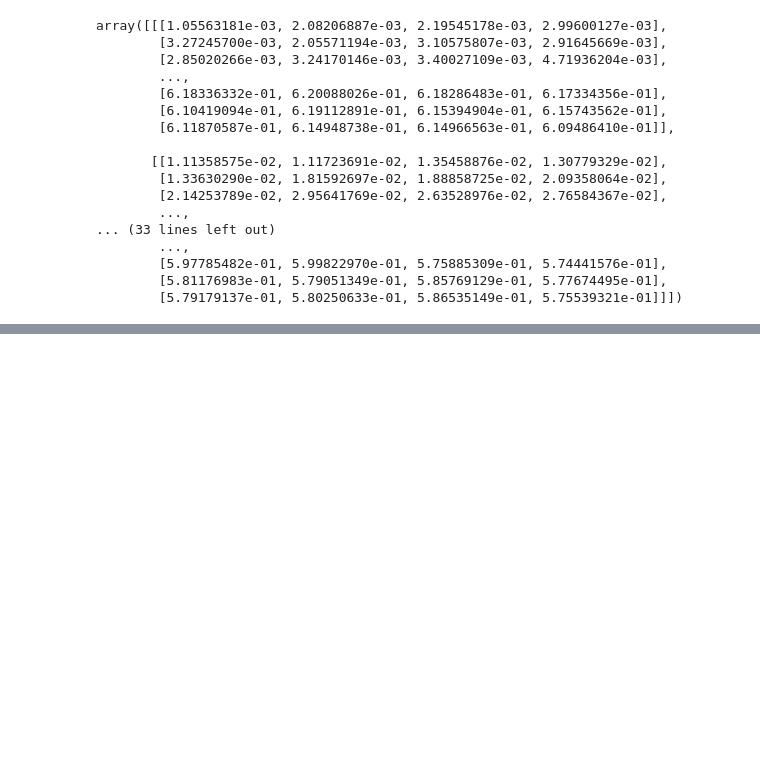
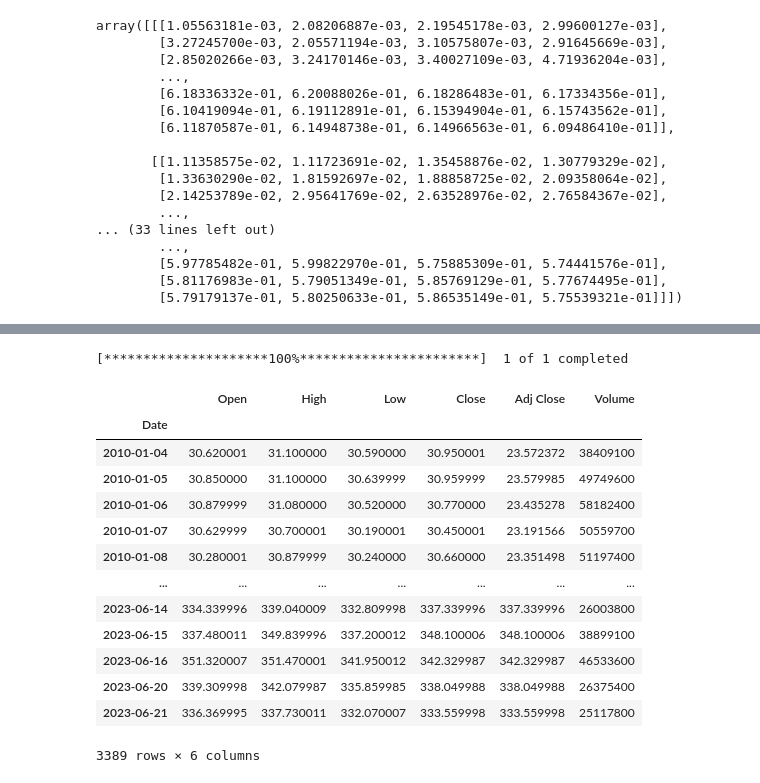
Before and after one commit to udaykirankavaturu/lstm-stock-price-predictor, a Jupyter notebook: lstm-stock-price-predictor.ipynb, the cells around one changed output, grey strips where cells are left out. Cells and saved outputs as stored; diff of their text form; code cells hidden in the pictures; blank space fills up the shorter version.

```diff
--- a/lstm-stock-price-predictor.ipynb
+++ b/lstm-stock-price-predictor.ipynb
@@ -372,0 +397,21 @@ plt.show()
+# %%
+microsoft_data = yf.download('MSFT', start="2010-01-01", end="2023-06-22")
+# %% [output]
+[*********************100%***********************]  1 of 1 completed
+# %%
+microsoft_data
+# %% [output]
+|  | Open | High | Low | Close | Adj Close | Volume |
+| Date |  |  |  |  |  |  |
+| 2010-01-04 | 30.620001 | 31.100000 | 30.590000 | 30.950001 | 23.572372 | 38409100 |
+| 2010-01-05 | 30.850000 | 31.100000 | 30.639999 | 30.959999 | 23.579985 | 49749600 |
+| 2010-01-06 | 30.879999 | 31.080000 | 30.520000 | 30.770000 | 23.435278 | 58182400 |
+| 2010-01-07 | 30.629999 | 30.700001 | 30.190001 | 30.450001 | 23.191566 | 50559700 |
+| 2010-01-08 | 30.280001 | 30.879999 | 30.240000 | 30.660000 | 23.351498 | 51197400 |
+| ... | ... | ... | ... | ... | ... | ... |
+| 2023-06-14 | 334.339996 | 339.040009 | 332.809998 | 337.339996 | 337.339996 | 26003800 |
+| 2023-06-15 | 337.480011 | 349.839996 | 337.200012 | 348.100006 | 348.100006 | 38899100 |
+| 2023-06-16 | 351.320007 | 351.470001 | 341.950012 | 342.329987 | 342.329987 | 46533600 |
+| 2023-06-20 | 339.309998 | 342.079987 | 335.859985 | 338.049988 | 338.049988 | 26375400 |
+| 2023-06-21 | 336.369995 | 337.730011 | 332.070007 | 333.559998 | 333.559998 | 25117800 |
+3389 rows × 6 columns
```
Also changed, not shown: parts of 19 cells of this notebook.
